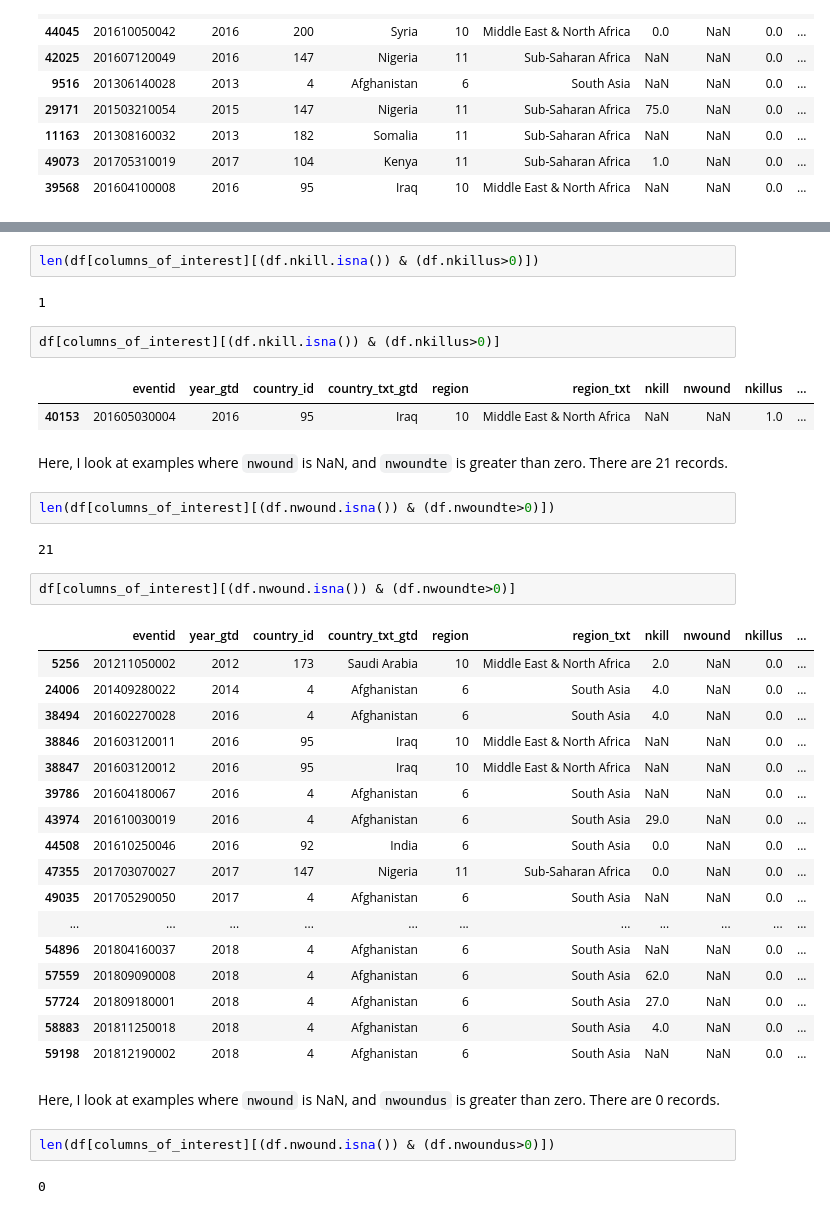
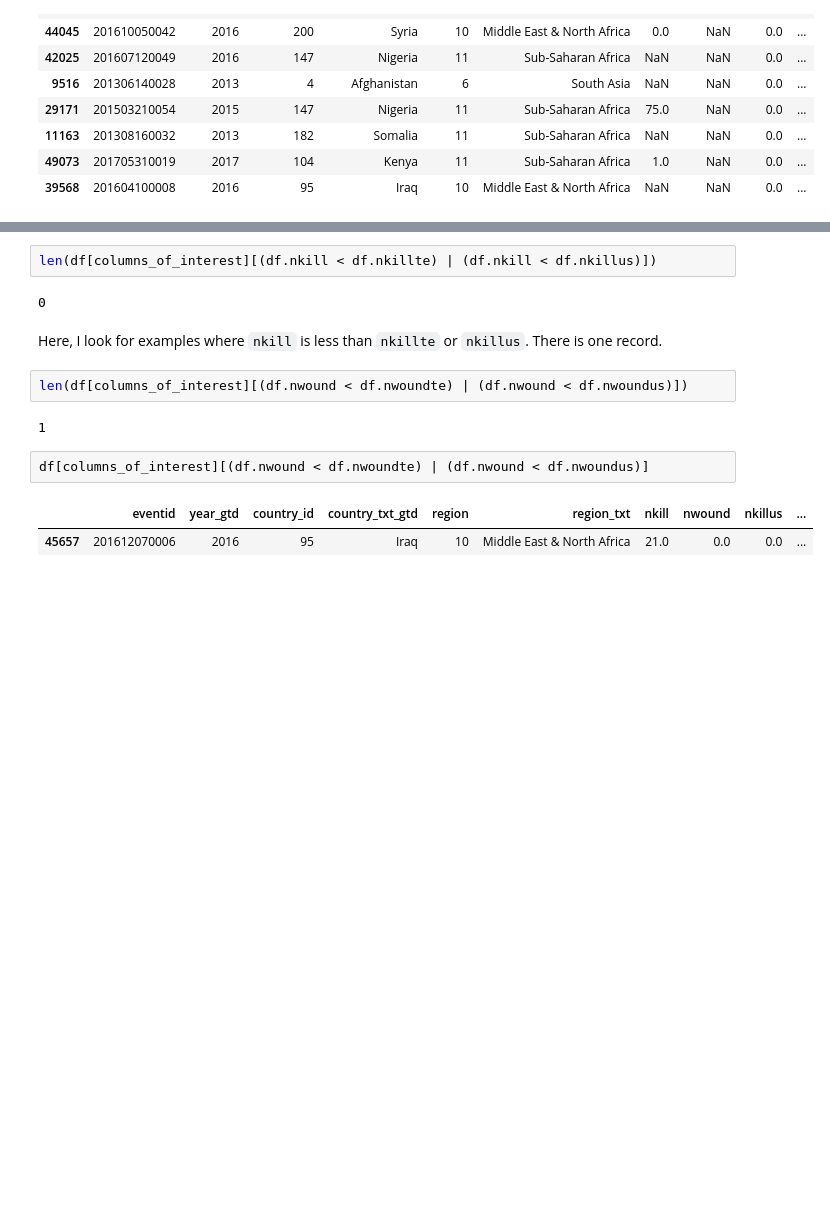
Before and after one commit to brooke-l-hawkins/milestone-i-project, a Jupyter notebook: code/clean_terrorism.ipynb, the cells around one changed output, grey strips where cells are left out. Saved outputs shown, nothing was run; the diff lists cells and outputs as text; blank space fills up the shorter version.

```diff
--- a/code/clean_terrorism.ipynb
+++ b/code/clean_terrorism.ipynb
@@ -557,41 +525,15 @@ Here, I look at examples where `nkill` is NaN, and `nkillus` is greater than zer
 # %%
-len(df[columns_of_interest][(df.nkill.isna()) & (df.nkillus>0)])
+len(df[columns_of_interest][(df.nkill < df.nkillte) | (df.nkill < df.nkillus)])
 # %% [output]
-1
+0
-# %%
-df[columns_of_interest][(df.nkill.isna()) & (df.nkillus>0)]
-# %% [output]
-|  | eventid | year_gtd | country_id | country_txt_gtd | region | region_txt | nkill | nwound | nkillus | ... |
-| 40153 | 201605030004 | 2016 | 95 | Iraq | 10 | Middle East & North Africa | NaN | NaN | 1.0 | ... |
-# %% [markdown]
-Here, I look at examples where `nwound` is NaN, and `nwoundte` is greater than zero. There are 21 records.
+# %% [markdown]
+Here, I look for examples where `nkill` is less than `nkillte` or `nkillus`. There is one record.
 # %%
-len(df[columns_of_interest][(df.nwound.isna()) & (df.nwoundte>0)])
+len(df[columns_of_interest][(df.nwound < df.nwoundte) | (df.nwound < df.nwoundus)])
 # %% [output]
-21
+1
 # %%
-df[columns_of_interest][(df.nwound.isna()) & (df.nwoundte>0)]
+df[columns_of_interest][(df.nwound < df.nwoundte) | (df.nwound < df.nwoundus)]
 # %% [output]
 |  | eventid | year_gtd | country_id | country_txt_gtd | region | region_txt | nkill | nwound | nkillus | ... |
-| 5256 | 201211050002 | 2012 | 173 | Saudi Arabia | 10 | Middle East & North Africa | 2.0 | NaN | 0.0 | ... |
-| 24006 | 201409280022 | 2014 | 4 | Afghanistan | 6 | South Asia | 4.0 | NaN | 0.0 | ... |
-| 38494 | 201602270028 | 2016 | 4 | Afghanistan | 6 | South Asia | 4.0 | NaN | 0.0 | ... |
-| 38846 | 201603120011 | 2016 | 95 | Iraq | 10 | Middle East & North Africa | NaN | NaN | 0.0 | ... |
-| 38847 | 201603120012 | 2016 | 95 | Iraq | 10 | Middle East & North Africa | NaN | NaN | 0.0 | ... |
-| 39786 | 201604180067 | 2016 | 4 | Afghanistan | 6 | South Asia | NaN | NaN | 0.0 | ... |
-| 43974 | 201610030019 | 2016 | 4 | Afghanistan | 6 | South Asia | 29.0 | NaN | 0.0 | ... |
-| 44508 | 201610250046 | 2016 | 92 | India | 6 | South Asia | 0.0 | NaN | 0.0 | ... |
-| 47355 | 201703070027 | 2017 | 147 | Nigeria | 11 | Sub-Saharan Africa | 0.0 | NaN | 0.0 | ... |
-| 49035 | 201705290050 | 2017 | 4 | Afghanistan | 6 | South Asia | NaN | NaN | 0.0 | ... |
-| ... | ... | ... | ... | ... | ... | ... | ... | ... | ... | ... |
-| 54896 | 201804160037 | 2018 | 4 | Afghanistan | 6 | South Asia | NaN | NaN | 0.0 | ... |
-| 57559 | 201809090008 | 2018 | 4 | Afghanistan | 6 | South Asia | 62.0 | NaN | 0.0 | ... |
-| 57724 | 201809180001 | 2018 | 4 | Afghanistan | 6 | South Asia | 27.0 | NaN | 0.0 | ... |
-| 58883 | 201811250018 | 2018 | 4 | Afghanistan | 6 | South Asia | 4.0 | NaN | 0.0 | ... |
-| 59198 | 201812190002 | 2018 | 4 | Afghanistan | 6 | South Asia | NaN | NaN | 0.0 | ... |
+| 45657 | 201612070006 | 2016 | 95 | Iraq | 10 | Middle East & North Africa | 21.0 | 0.0 | 0.0 | ... |
-# %% [markdown]
-Here, I look at examples where `nwound` is NaN, and `nwoundus` is greater than zero. There are 0 records.
-# %%
-len(df[columns_of_interest][(df.nwound.isna()) & (df.nwoundus>0)])
-# %% [output]
-0
```
Also changed, not shown: parts of 25 cells of this notebook.
